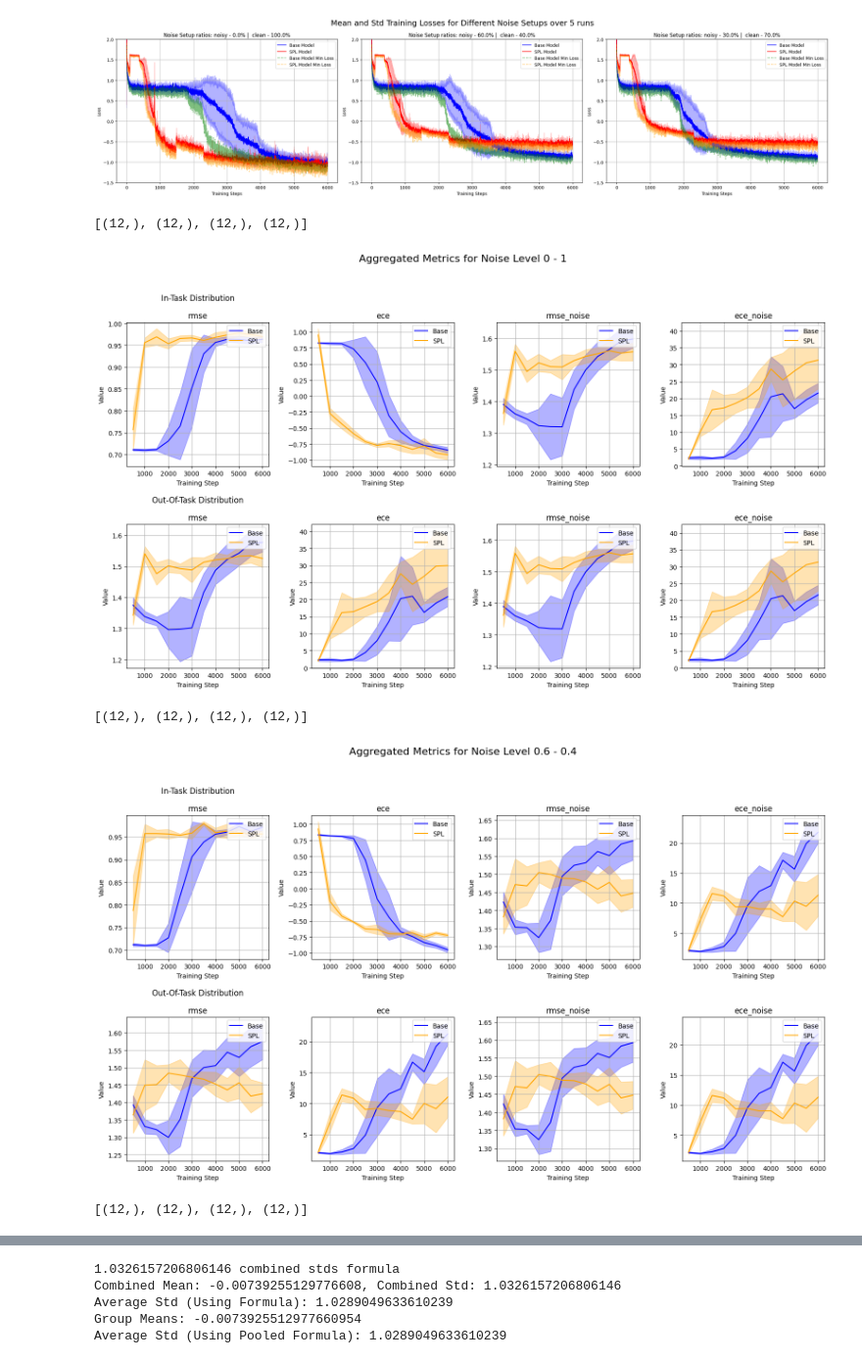
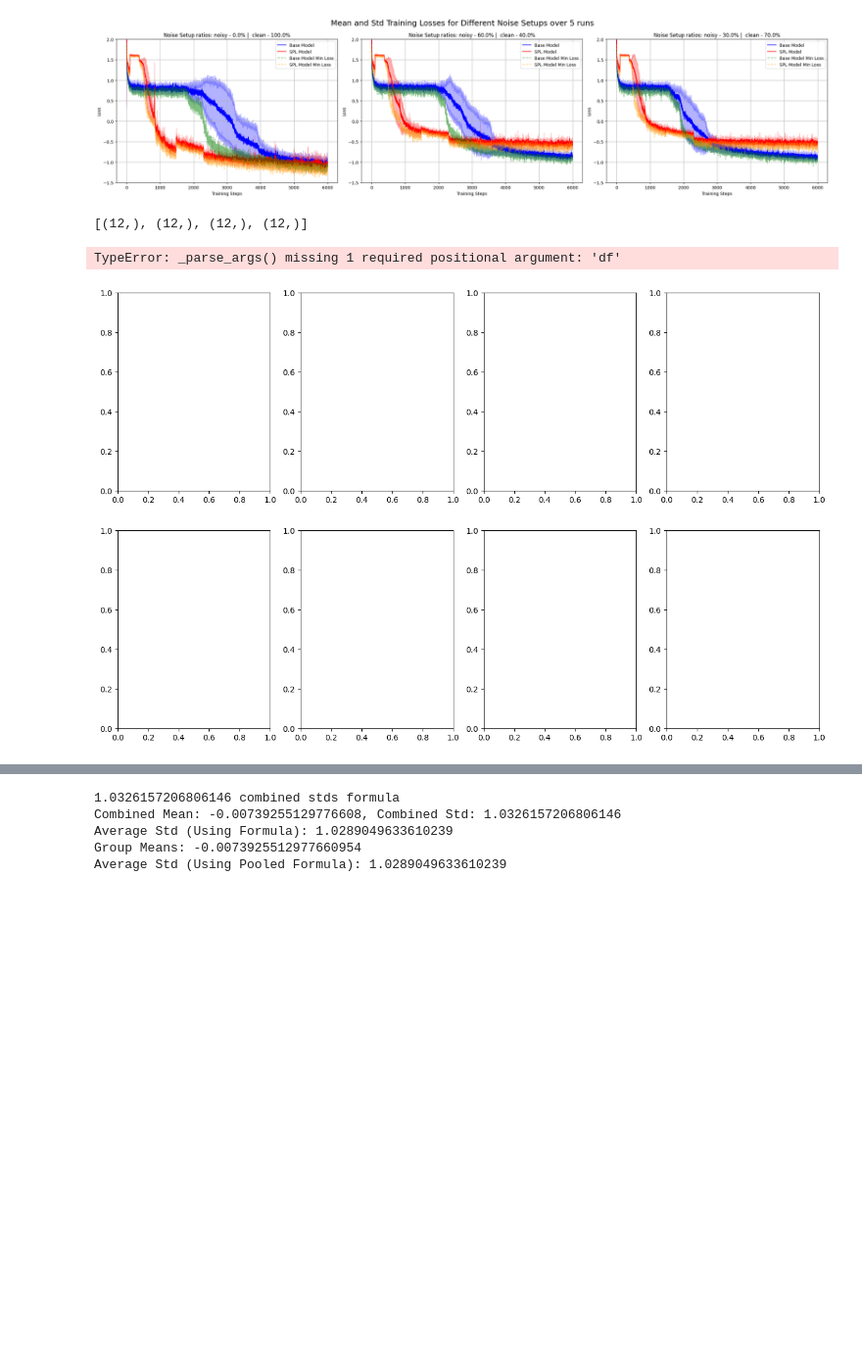
Before and after one commit to aszi09/CL_for_faster_Meta-learning, a Jupyter notebook: aa_experiment_scripts/spl_data_plot_aggregate_eval.ipynb, the cells around one changed output, grey strips where cells are left out. Shown: that part at 98% size. Saved outputs shown, nothing was run; the diff lists cells and outputs as text; code cells hidden in the pictures; blank space fills up the shorter version.

```diff
--- a/aa_experiment_scripts/spl_data_plot_aggregate_eval.ipynb
+++ b/aa_experiment_scripts/spl_data_plot_aggregate_eval.ipynb
@@ -143,8 +141,8 @@ def separate_means_stds(metrics_dict):
     return means, stds
 
 def calculate_confidence_interval(mean, std, n, confidence_level=0.95):
-    z = ppf(1 - (1 - confidence_level) / 2)
-    margin_of_error = z * (std / np.sqrt(n))
+    t_score = t.ppf(1 - (1 - confidence_level) / 2, df=n - 1)
+    margin_of_error = t_score * (std / np.sqrt(n))
     lower_bound = mean - margin_of_error
     upper_bound = mean + margin_of_error
     return lower_bound, upper_bound
@@ -180,7 +178,7 @@ def plot_aggregated_metrics(ax, aggregated_base_means, aggregated_base_stds, agg
     plt.tight_layout(rect=[0, 0.03, 1, 0.95])  # Adjust layout to accommodate the suptitle
 
 
-def plot_metrics(ax, metric, base_means, base_stds, spl_means, spl_stds, eval_period_length, n=5, confidence_level=0.95):
+def plot_metrics(ax, metric, base_means, base_stds, spl_means, spl_stds, eval_period_length, n=10, confidence_level=0.95):
     x = [eval_period_length * (j + 1) for j in range(len(base_means))]
 
     # Calculate confidence intervals for base model
@@ -314,34 +312,32 @@ for i, noise_setup_directory in enumerate(noise_setup_directories):
     aggregated_spl_out_means = {k: v.mean(axis=0) for k, v in spl_out_means.items()}
 
     # Aggregate the stds for spl_out_metrics
     aggregated_spl_out_stds = {k: v.std(axis=0) for k, v in spl_out_means.items()}
 
 
     # Aggregate the means for spl_in_metrics
     aggregated_spl_in_means = {k: v.mean(axis=0) for k, v in spl_in_means.items()}
 
     aggregated_spl_in_stds = {k: v.std(axis=0) for k, v in spl_in_means.items()}
 
     # Aggregate the means for spl_out_metrics
     aggregated_spl_out_means = {k: v.mean(axis=0) for k, v in spl_out_means.items()}
 
     # Aggregate the stds for spl_out_metrics
     aggregated_spl_out_stds = {k: v.std(axis=0) for k, v in spl_out_means.items()}
 
 
     # Aggregate the means for spl_in_metrics
     aggregated_spl_in_means = {k: v.mean(axis=0) for k, v in spl_in_means.items()}
 
     # Aggregate the stds for spl_in_metrics
     aggregated_spl_in_stds = {k: v.std(axis=0) for k, v in spl_in_means.items()}
 
 
     plot_combined_metrics(aggregated_base_in_means, aggregated_base_in_stds, aggregated_spl_in_means, aggregated_spl_in_stds,
                             aggregated_base_out_means, aggregated_base_out_stds, aggregated_spl_out_means, aggregated_spl_out_stds,
                             noise_levels[0] + " - " + noise_levels[1])
 # %% [output]
 [(12,), (12,), (12,), (12,)]
+TypeError: _parse_args() missing 1 required positional argument: 'df'
-[figure, old version]
+[figure, new version]
-[(12,), (12,), (12,), (12,)]
-[figure, removed]
-[(12,), (12,), (12,), (12,)]
```
Also changed, not shown: parts of 2 cells of this notebook.
